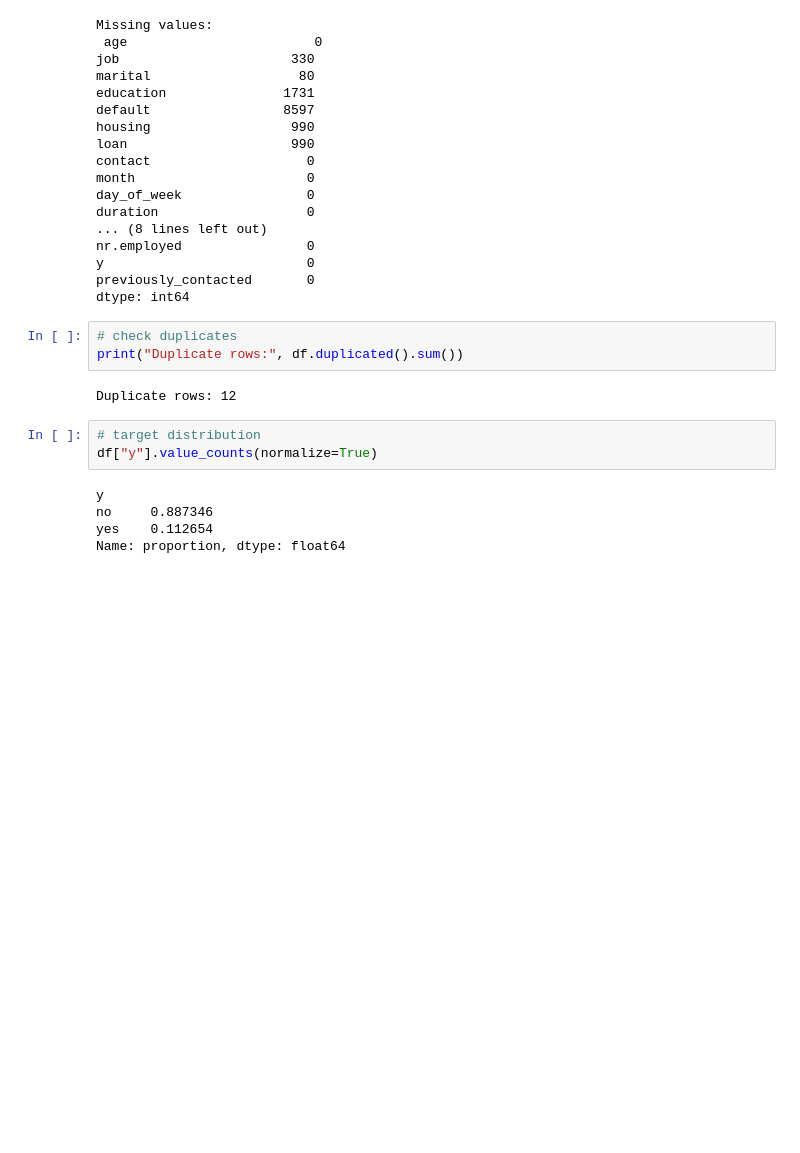
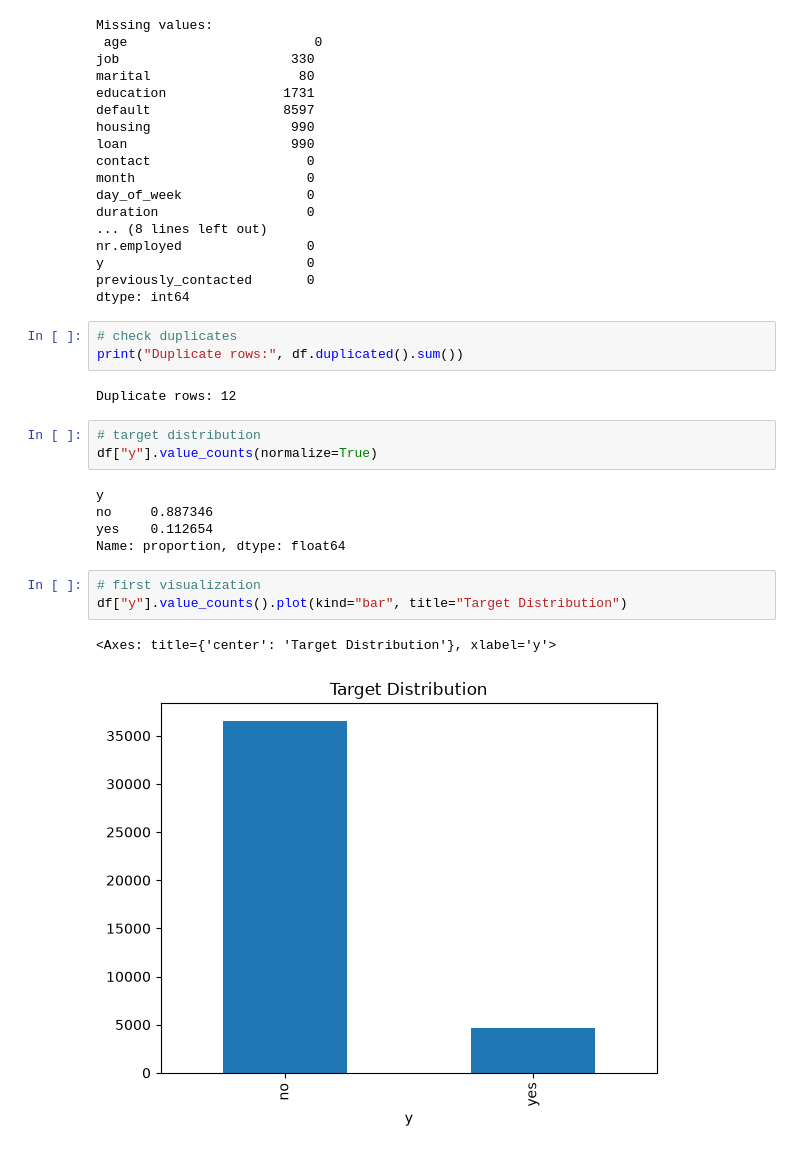
Before and after one commit to albertoformigoni/ai_mlops_hands_on_exercise, a Jupyter notebook: notebooks/eda.ipynb, the cells around one changed output. Drawn from its saved outputs; the diff is of its cells as text; blank space fills up the shorter version.

Commit message:
feat: add first visualization

```diff
--- a/notebooks/eda.ipynb
+++ b/notebooks/eda.ipynb
@@ -112,3 +132,9 @@ y
 no     0.887346
 yes    0.112654
 Name: proportion, dtype: float64
+# %%
+# first visualization
+df["y"].value_counts().plot(kind="bar", title="Target Distribution")
+# %% [output]
+<Axes: title={'center': 'Target Distribution'}, xlabel='y'>
+[figure, added]
```
Also changed, not shown: parts of 2 cells of this notebook.
